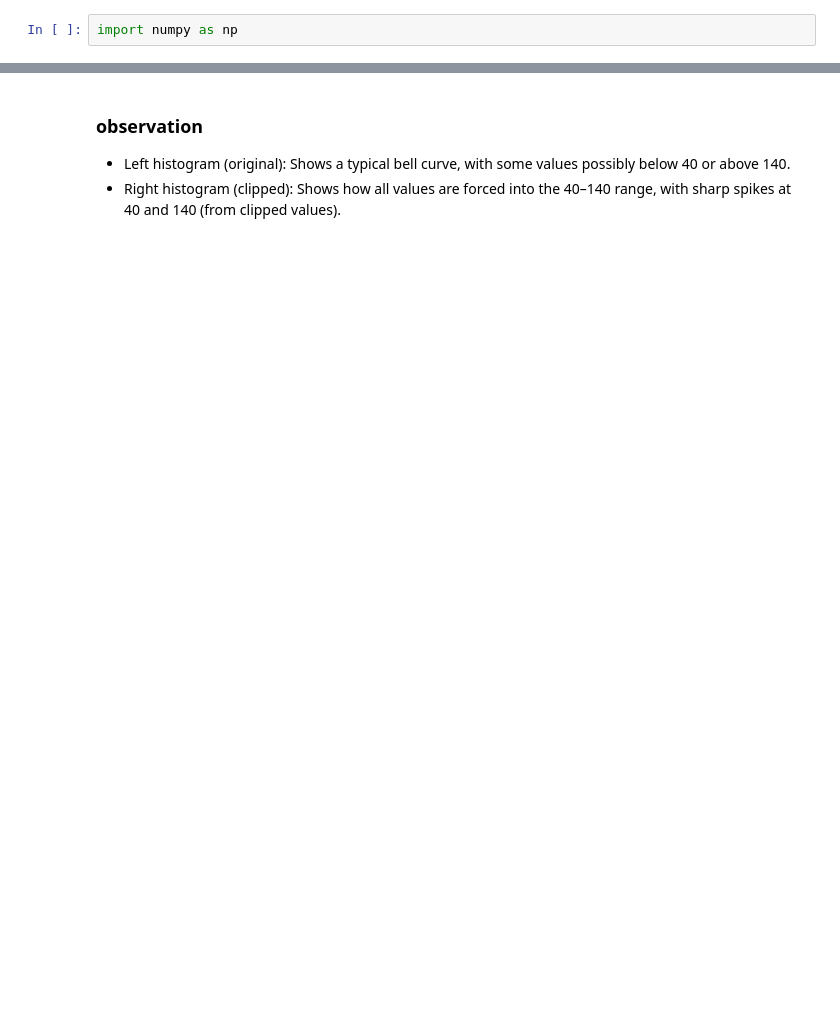
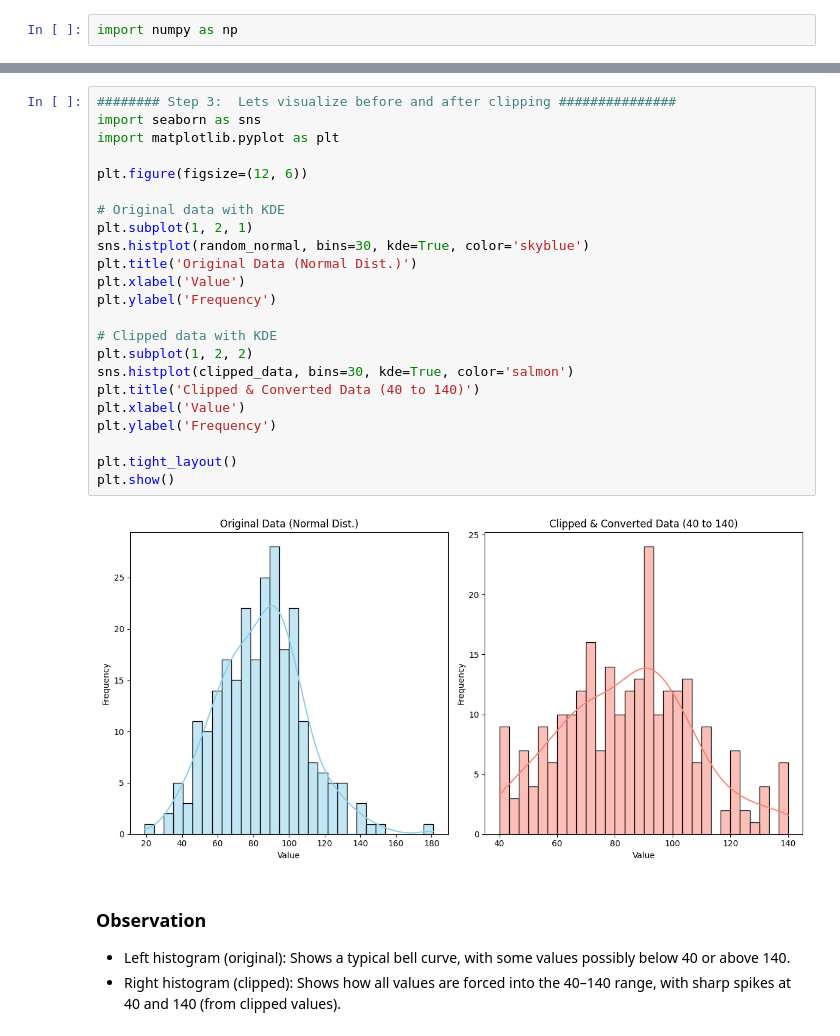
Before and after one commit to ash322ash422/tut_pandas_numpy, a Jupyter notebook: tut_numpy/tut_numpy_9_clip.ipynb, the cells around one changed output, grey strips where cells are left out. Drawn from its saved outputs; the diff is of its cells as text; blank space fills up the shorter version.

```diff
--- a/tut_numpy/tut_numpy_9_clip.ipynb
+++ b/tut_numpy/tut_numpy_9_clip.ipynb
@@ -88,4 +70,29 @@ numbers (Before clip): [ 19.5063724   34.37143533  35.31077713  36.0082469   37.
+# %%
+######## Step 3:  Lets visualize before and after clipping ###############
+import seaborn as sns
+import matplotlib.pyplot as plt
+
+plt.figure(figsize=(12, 6))
+
+# Original data with KDE
+plt.subplot(1, 2, 1)
+sns.histplot(random_normal, bins=30, kde=True, color='skyblue')
+plt.title('Original Data (Normal Dist.)')
+plt.xlabel('Value')
+plt.ylabel('Frequency')
+
+# Clipped data with KDE
+plt.subplot(1, 2, 2)
+sns.histplot(clipped_data, bins=30, kde=True, color='salmon')
+plt.title('Clipped & Converted Data (40 to 140)')
+plt.xlabel('Value')
+plt.ylabel('Frequency')
+
+plt.tight_layout()
+plt.show()
+# %% [output]
+[figure, added]
 # %% [markdown]
-### observation
+### Observation
 - Left histogram (original): Shows a typical bell curve, with some values possibly below 40 or above 140.
 - Right histogram (clipped): Shows how all values are forced into the 40–140 range, with sharp spikes at 40 and 140 (from clipped values).
```
Also changed, not shown: parts of 3 cells of this notebook, 3 other files.
